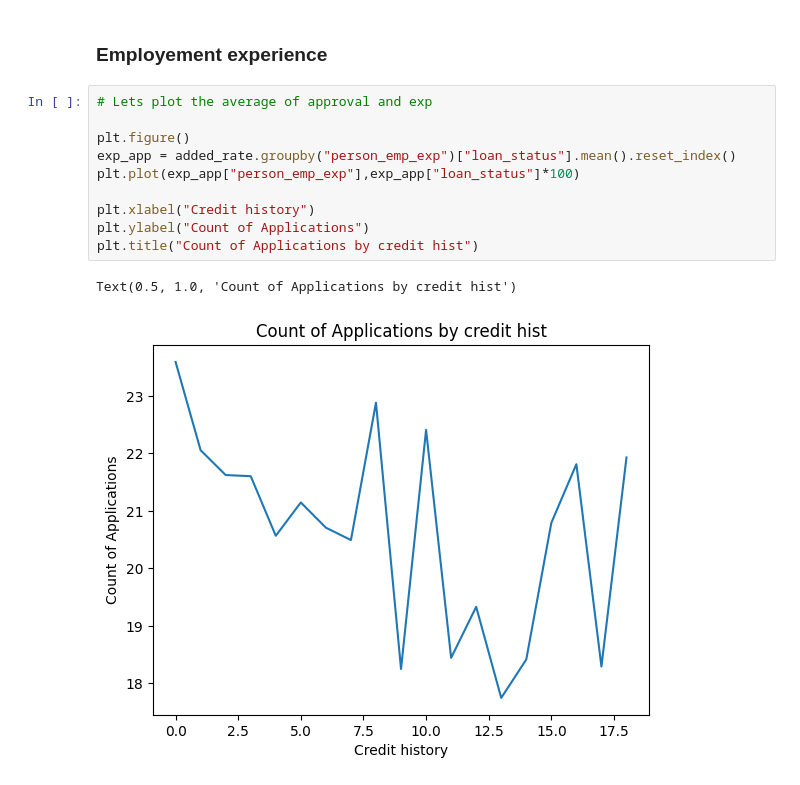
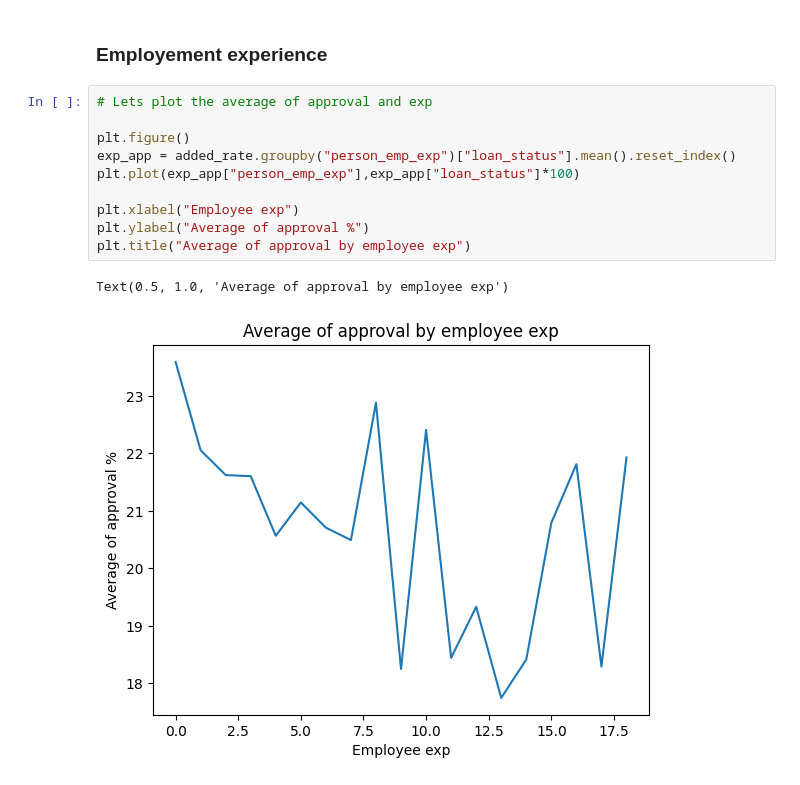
Before and after one commit to Abnervg/Bank-Loan-Analysis, a Jupyter notebook: Bank loans/EDA.ipynb, the cells around one changed output. Drawn from its saved outputs; the diff is of its cells as text.

Commit message:
Employee experience insights and plots

```diff
--- a/Bank loans/EDA.ipynb
+++ b/Bank loans/EDA.ipynb
@@ -280,13 +280,13 @@ plt.legend(title="Loan Status")
 # %%
 # Lets plot the average of approval and exp
 
 plt.figure()
 exp_app = added_rate.groupby("person_emp_exp")["loan_status"].mean().reset_index()
 plt.plot(exp_app["person_emp_exp"],exp_app["loan_status"]*100)
 
-plt.xlabel("Credit history")
-plt.ylabel("Count of Applications")
-plt.title("Count of Applications by credit hist")
+plt.xlabel("Employee exp")
+plt.ylabel("Average of approval %")
+plt.title("Average of approval by employee exp")
 # %% [output]
-Text(0.5, 1.0, 'Count of Applications by credit hist')
+Text(0.5, 1.0, 'Average of approval by employee exp')
-[figure, old version]
+[figure, new version]
```
